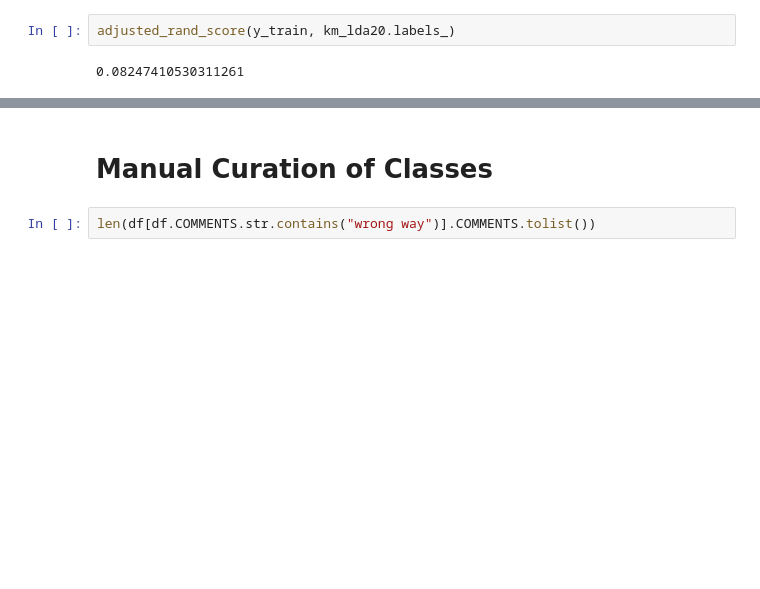
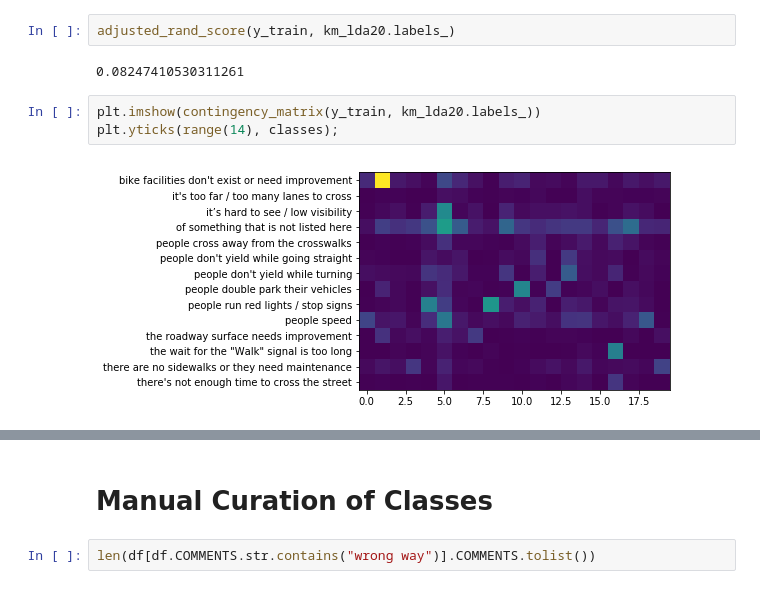
Before and after one commit to amueller/applied_ml_spring_2017, a Jupyter notebook: homeworks/homework4/vision_zero_analysis.ipynb, the cells around one changed output, grey strips where cells are left out. Drawn from its saved outputs; the diff is of its cells as text; blank space fills up the shorter version.

```diff
--- a/homeworks/homework4/vision_zero_analysis.ipynb
+++ b/homeworks/homework4/vision_zero_analysis.ipynb
@@ -837,3 +870,8 @@ km_lda20 = KMeans(n_clusters=20, random_state=0).fit(scale(X_lda42))
 adjusted_rand_score(y_train, km_lda20.labels_)
 # %% [output]
 0.08247410530311261
+# %%
+plt.imshow(contingency_matrix(y_train, km_lda20.labels_))
+plt.yticks(range(14), classes);
+# %% [output]
+[figure, added]
```
Also changed, not shown: parts of 22 cells of this notebook.
